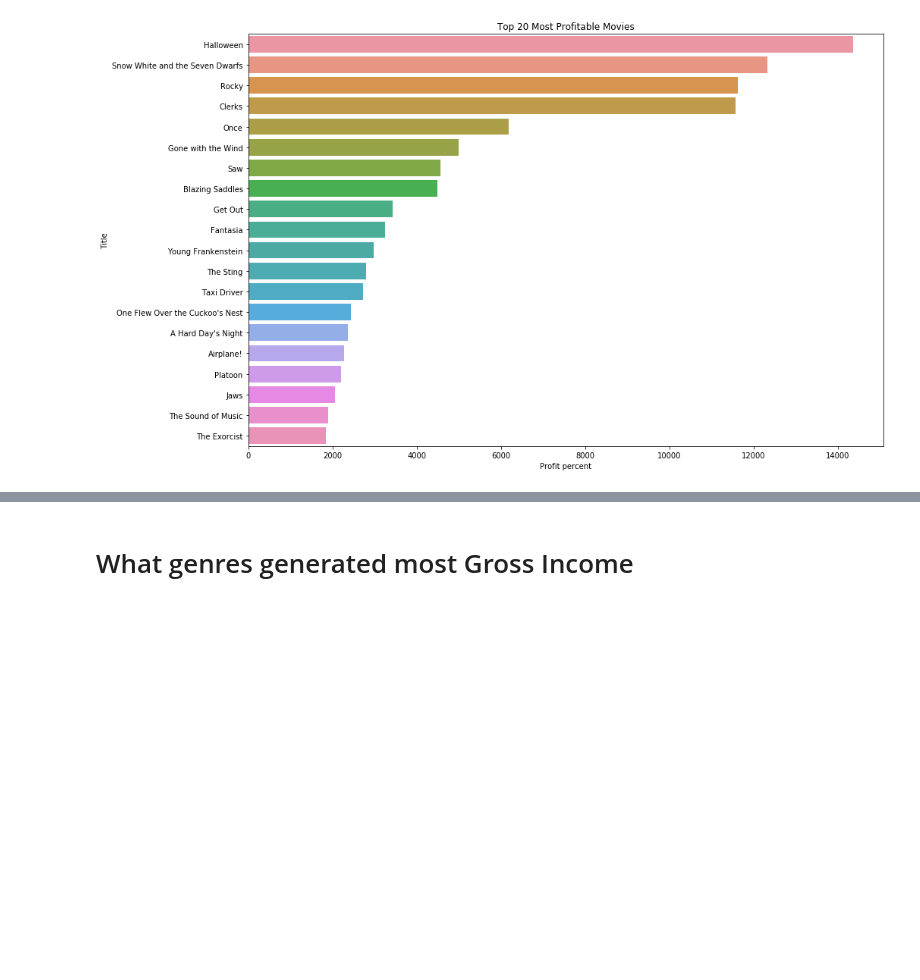
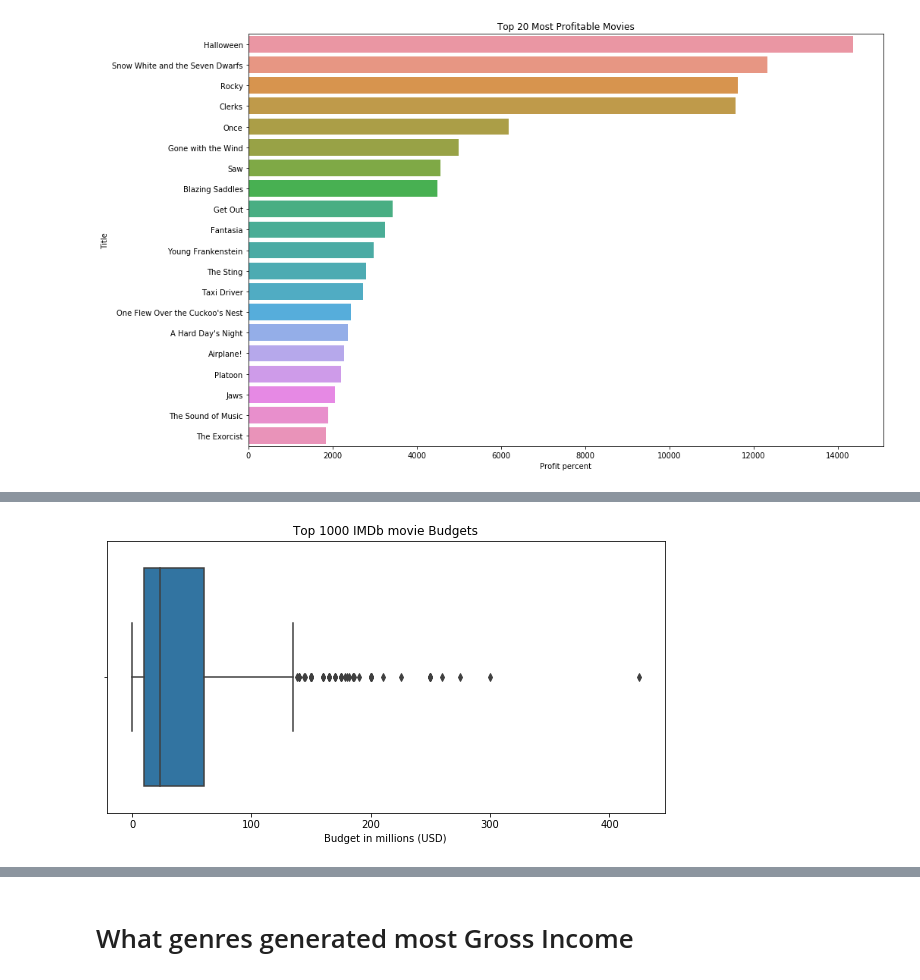
Before and after one commit to naik-sachin/project1, a Jupyter notebook: Notebooks/Visualization.ipynb, the cells around one changed output, grey strips where cells are left out. Cells and saved outputs as stored; diff of their text form; code cells hidden in the pictures; blank space fills up the shorter version.

```diff
--- a/Notebooks/Visualization.ipynb
+++ b/Notebooks/Visualization.ipynb
@@ -44,0 +99,7 @@ bargraph(group_df,group_df['Profit percent'],group_df['Title'],"Top 20 Most Prof
+# %%
+plt.figure(figsize=(10,5))
+sns.boxplot(fulldf['Budget in millions (USD)'])
+plt.title('Top 1000 IMDb movie Budgets')
+plt.show()
+# %% [output]
+[figure, added]
```
Also changed, not shown: parts of 41 cells of this notebook, 2 other files.
